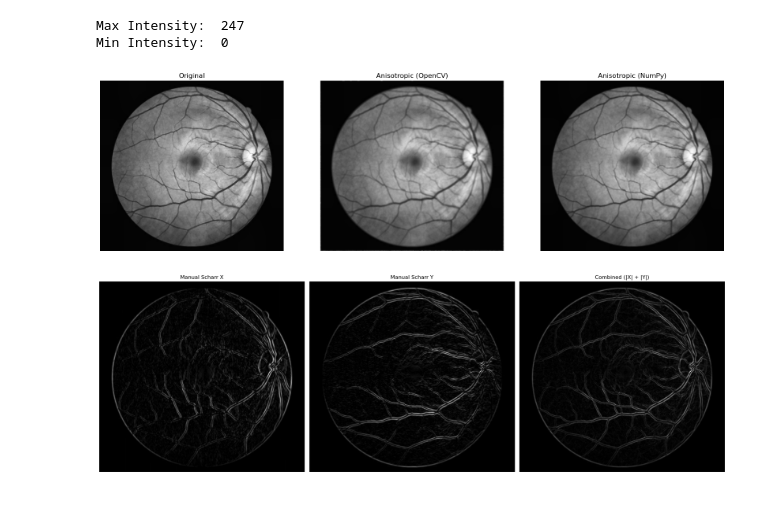
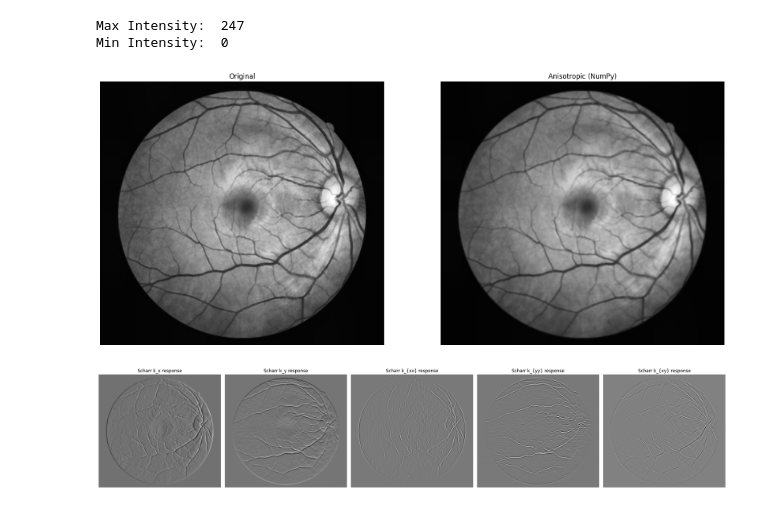
Before and after one commit to Shreyas8612/Image_Processing_Fundas_Images, a Jupyter notebook: Image_Processing.ipynb, the cells around one changed output. Drawn from its saved outputs; the diff is of its cells as text; code cells hidden in the pictures.

```diff
--- a/Image_Processing.ipynb
+++ b/Image_Processing.ipynb
@@ -86,23 +86,14 @@ gamma = 0.1  # If you see “ringing” or instability, lower gamma. If you want
 # %%
 # Apply our pure NumPy Perona–Malik filter
 filtered_np = perona_malik_diffusion(clahe_img,
                                      num_iterations=niter,
                                      kappa=kappa,
                                      gamma=gamma)
-
-# alpha ~ "gamma" (time-step), K ~ "kappa", niters = number of iterations
-result_cv = ximgproc.anisotropicDiffusion(img,
-                                          alpha=gamma,  # like gamma
-                                          K=kappa,       # like kappa
-                                          niters=niter)  # number of iterations
-result_cv = cv2.cvtColor(result_cv, cv2.COLOR_RGB2GRAY)
-result_cv = clahe.apply(result_cv)
 # Compare original and filtered
 plt.figure(figsize=(20,15))
-plt.subplot(1,3,1); plt.imshow(clahe_img, cmap='gray'); plt.title('Original'); plt.axis("off")
-plt.subplot(1,3,2); plt.imshow(result_cv, cmap='gray'); plt.title('Anisotropic (OpenCV)'); plt.axis("off")
-plt.subplot(1,3,3); plt.imshow(filtered_np, cmap='gray'); plt.title("Anisotropic (NumPy)"); plt.axis("off")
+plt.subplot(1,2,1); plt.imshow(clahe_img, cmap='gray'); plt.title('Original'); plt.axis("off")
+plt.subplot(1,2,2); plt.imshow(filtered_np, cmap='gray'); plt.title("Anisotropic (NumPy)"); plt.axis("off")
 plt.show()
 # %% [output]
-[figure, old version]
+[figure, new version]
 # %%
@@ -141,36 +173,32 @@ def manual_scharr(gray_img):
-# %%
-# Manual Scharr Filtering
-I_x_manual, I_y_manual, mag_manual, orient_manual = manual_scharr(filtered_np)
-
-# Scharr in X, Y: often contain negative values, so display absolute or scaled version
-I_x_disp = np.uint8(255 * (np.abs(I_x_manual) / np.max(np.abs(I_x_manual))))
-I_y_disp = np.uint8(255 * (np.abs(I_y_manual) / np.max(np.abs(I_y_manual))))
-
-# Combined version using weighted sum of absolute values
-combined = 0.5 * np.abs(I_x_manual) + 0.5 * np.abs(I_y_manual)
-combined_disp = np.uint8(255 * (combined / np.max(combined)))
-
-fig, axes = plt.subplots(1, 3, figsize=(20, 8))
-
-# (a) Scharr X
-axes[0].imshow(I_x_disp, cmap='gray')
-axes[0].set_title('Manual Scharr X')
-axes[0].axis('off')
-
-# (b) Scharr Y
-axes[1].imshow(I_y_disp, cmap='gray')
-axes[1].set_title('Manual Scharr Y')
-axes[1].axis('off')
-
-# (c) Combined
-axes[2].imshow(combined_disp, cmap='gray')
-axes[2].set_title('Combined (|X| + |Y|)')
-axes[2].axis('off')
-
-plt.tight_layout()
-plt.show()
-# %% [output]
-[figure, removed]
+# %%
+I_kx, I_ky, I_kxx, I_kyy, I_kxy, combined_magnitude, orientation_ = manual_scharr_all_kernels(filtered_np)
+
+fig, axes = plt.subplots(1, 5, figsize=(24, 6))
+
+axes[0].imshow(I_kx, cmap='gray')
+axes[0].set_title('Scharr k_x response')
+axes[0].axis('off')
+
+axes[1].imshow(I_ky, cmap='gray')
+axes[1].set_title('Scharr k_y response')
+axes[1].axis('off')
+
+axes[2].imshow(I_kxx, cmap='gray')
+axes[2].set_title('Scharr k_{xx} response')
+axes[2].axis('off')
+
+axes[3].imshow(I_kyy, cmap='gray')
+axes[3].set_title('Scharr k_{yy} response')
+axes[3].axis('off')
+
+axes[4].imshow(I_kxy, cmap='gray')
+axes[4].set_title('Scharr k_{xy} response')
+axes[4].axis('off')
+
+plt.tight_layout()
+plt.show()
+# %% [output]
+[figure, added]
 # %%
 def non_maximum_suppression(magnitude, orientation):
     """
```
Also changed, not shown: parts of 5 cells of this notebook.
